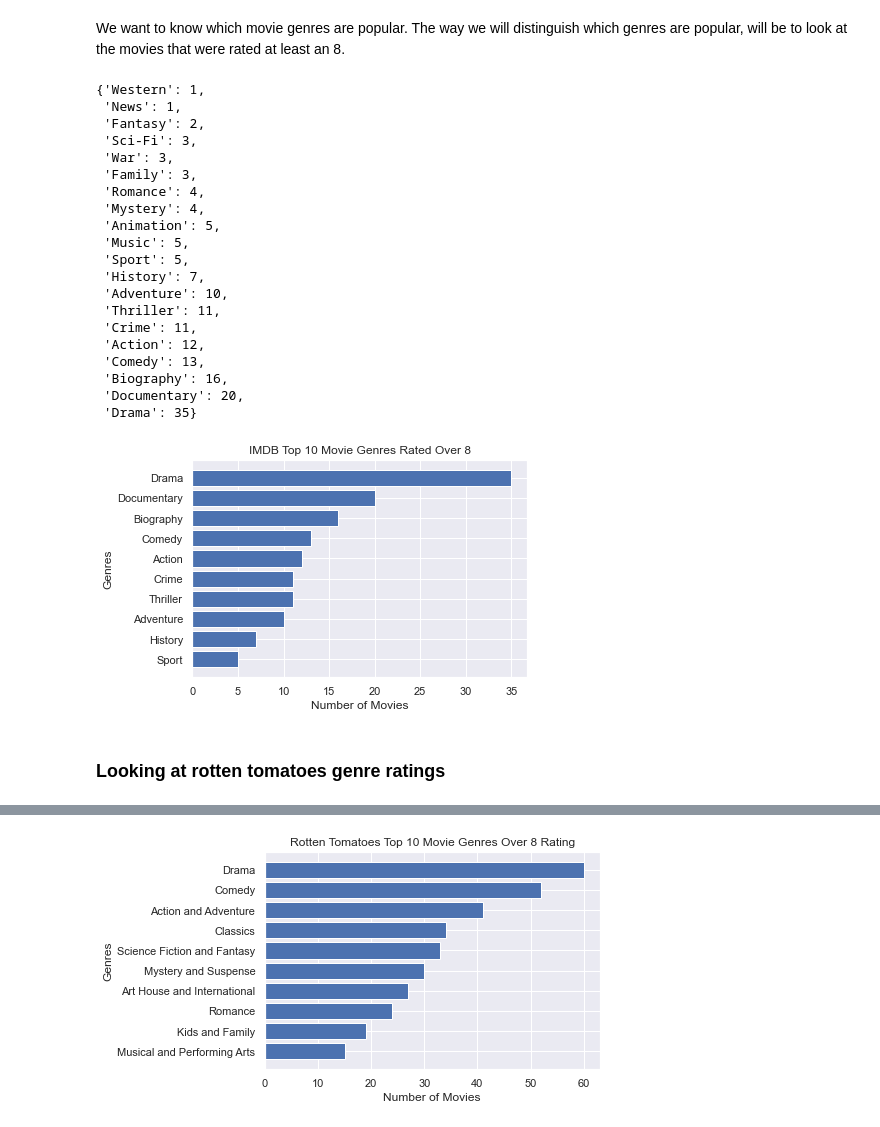
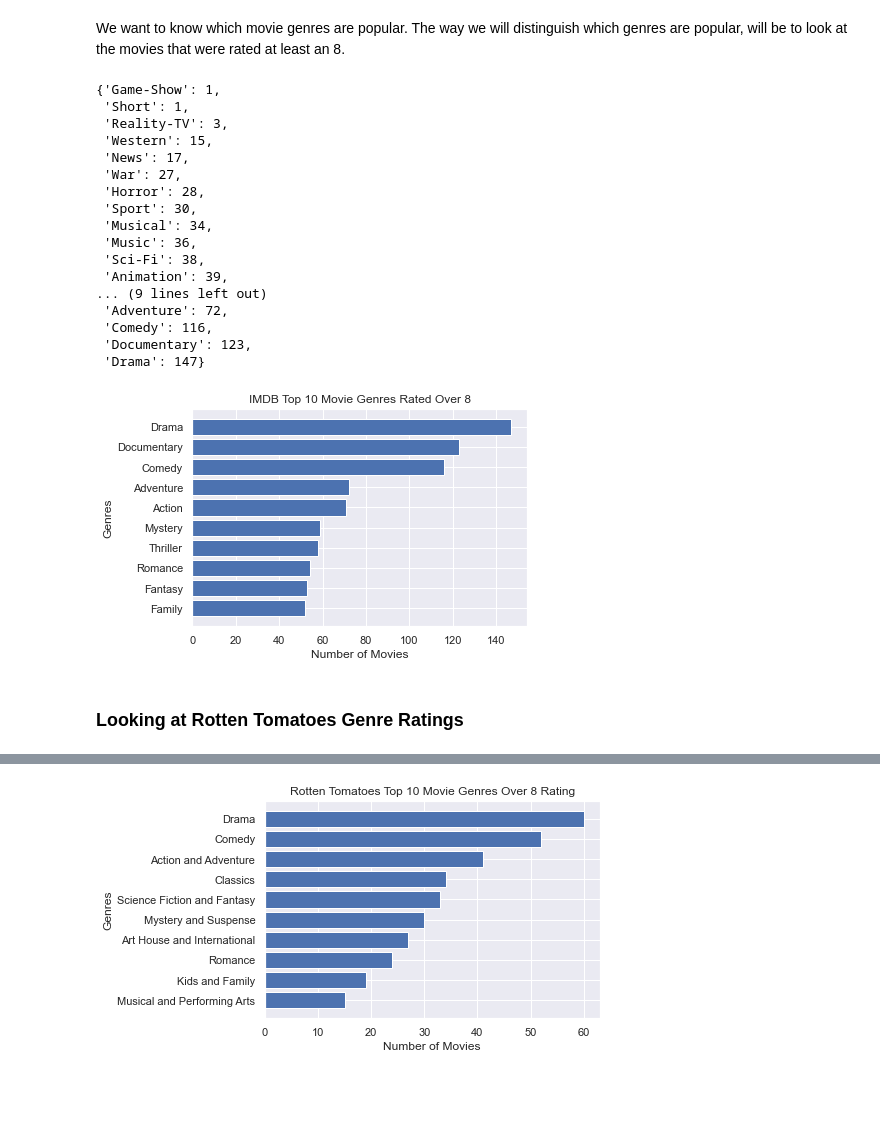
Before and after one commit to zach-hanly/microsoft_movie_project, a Jupyter notebook: jerry/testing_1.ipynb, the cells around one changed output, grey strips where cells are left out. Saved outputs shown, nothing was run; the diff lists cells and outputs as text; code cells hidden in the pictures; blank space fills up the shorter version.

```diff
--- a/jerry/testing_1.ipynb
+++ b/jerry/testing_1.ipynb
@@ -35,5 +35,5 @@ tn_budgets_df = pd.read_csv('../data/zippedData/tn.movie_budgets.csv.gz')
 
 The goal here is to see which movie genres performed well based on their average rating.
 # %%
-imdb_basics_rating_df = pd.merge(left=imdb_basics_df,right=imdb_ratings_df,
+imdb_basics_rating = pd.merge(left=imdb_basics_df,right=imdb_ratings_df,
                                on='tconst',how='inner')
@@ -137 +42,3 @@ imdb_basics_rating_gross = imdb_basics_rating_gross[imdb_basics_rating_gross['do
+# %%
+imdb_basics_rating = imdb_basics_rating[imdb_basics_rating['genres'].isna() != True]
 # %%
@@ -187,7 +66,7 @@ memory usage: 304.5+ KB
 # %% [markdown]
 We want to know which movie genres are popular. The way we will distinguish which genres are popular, will be to look at the movies that were rated at least an 8.
 # %%
-ratings_over_8 = imdb_basics_rating_gross[imdb_basics_rating_gross['averagerating'] >= 8]
+ratings_over_8 = imdb_basics_rating[imdb_basics_rating['averagerating'] >= 8]
 # %%
 genres = list(ratings_over_8['genres'].unique())
 x = []
@@ -208,39 +87,36 @@ for lists in x:
 sorted_imdb_genres = {k: v for k, v in sorted(genres_freq.items(), key=lambda item: item[1])}
 sorted_imdb_genres
 # %% [output]
-{'Western': 1,
- 'News': 1,
- 'Fantasy': 2,
- 'Sci-Fi': 3,
- 'War': 3,
- 'Family': 3,
- 'Romance': 4,
- 'Mystery': 4,
- 'Animation': 5,
- 'Music': 5,
- 'Sport': 5,
- 'History': 7,
- 'Adventure': 10,
- 'Thriller': 11,
- 'Crime': 11,
- 'Action': 12,
- 'Comedy': 13,
- 'Biography': 16,
- 'Documentary': 20,
- 'Drama': 35}
+{'Game-Show': 1,
+ 'Short': 1,
+ 'Reality-TV': 3,
+ 'Western': 15,
+ 'News': 17,
+ 'War': 27,
+ 'Horror': 28,
+ 'Sport': 30,
+ 'Musical': 34,
+ 'Music': 36,
+ 'Sci-Fi': 38,
+ 'Animation': 39,
+... (9 lines left out)
+ 'Adventure': 72,
+ 'Comedy': 116,
+ 'Documentary': 123,
+ 'Drama': 147}
 # %%
-x = list(sorted_imdb_genres.keys())[10:]
-y = list(sorted_imdb_genres.values())[10:]
+x = list(sorted_imdb_genres.keys())[15:]
+y = list(sorted_imdb_genres.values())[15:]
 
 fig, ax = plt.subplots()
 ax.barh(x,y)
 ax.set_title('IMDB Top 10 Movie Genres Rated Over 8')
 ax.set_xlabel('Number of Movies')
 ax.set_ylabel('Genres');
 # %% [output]
-[figure, old version]
+[figure, new version]
-# %% [markdown]
-### Looking at rotten tomatoes genre ratings
+# %% [markdown]
+### Looking at Rotten Tomatoes Genre Ratings
 # %%
 rt_reviews_df.dropna(inplace=True)
 # %%
```
Also changed, not shown: parts of 18 cells of this notebook.
